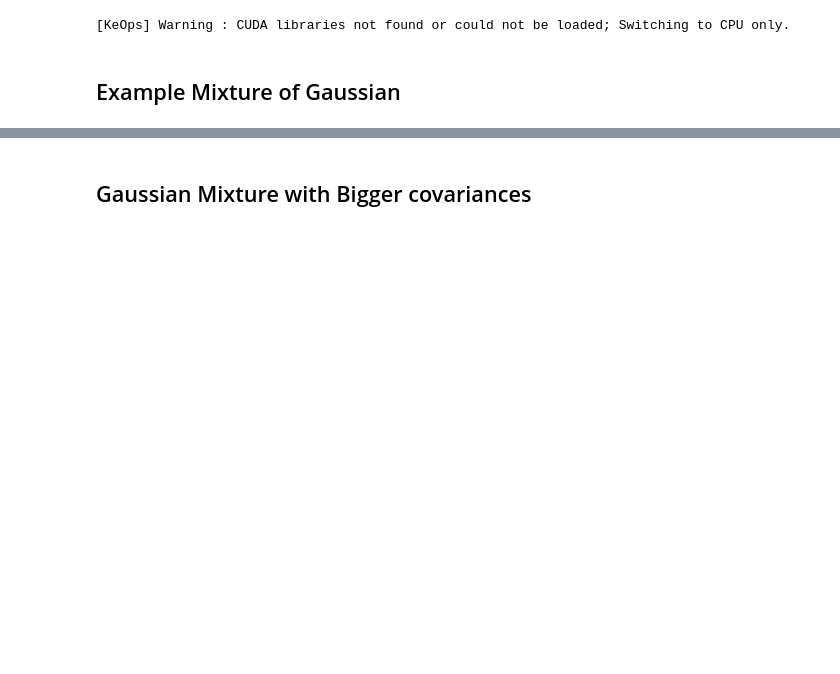
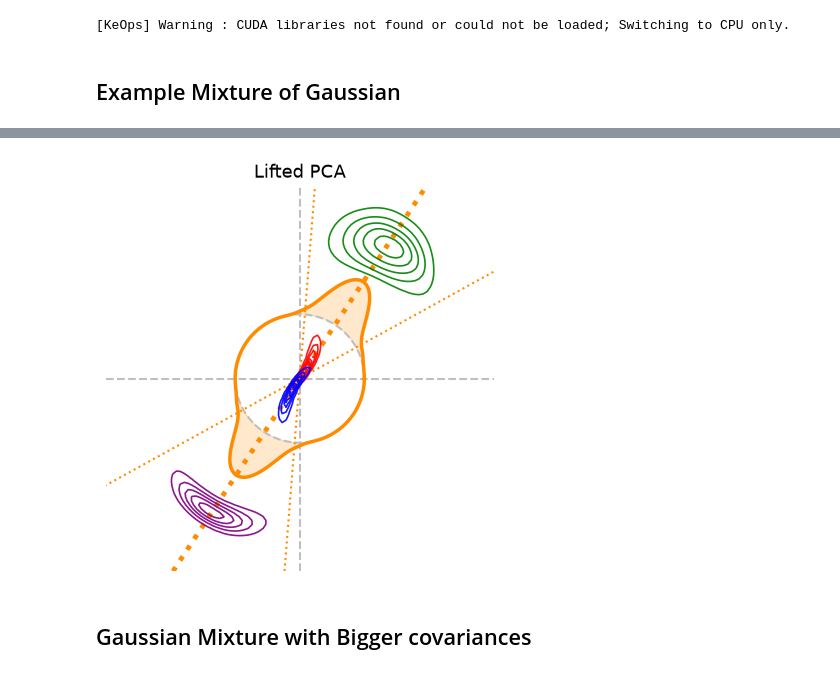
Before and after one commit to clbonet/Lifting_PCA_Wasserstein_Space, a Jupyter notebook: xp_2d.ipynb, the cells around one changed output, grey strips where cells are left out. Saved outputs shown, nothing was run; the diff lists cells and outputs as text; code cells hidden in the pictures; blank space fills up the shorter version.

```diff
--- a/xp_2d.ipynb
+++ b/xp_2d.ipynb
@@ -64,5 +64,15 @@ INFO:2026-09-18 11:02:01,325:jax._src.xla_bridge:812: Unable to initialize backe
 INFO: Unable to initialize backend 'tpu': INTERNAL: Failed to open libtpu.so: libtpu.so: cannot open shared object file: No such file or directory
 [figure]
+# %%
+fig, ax = plt.subplots(1, 1, figsize=(5, 5))
+
+
+get_plot_lifted_pca(samples, ax=ax, n_samples=50, xmin=-3, xmax=3, ymin=-3, ymax=3, colors=colors,
+                    value_barycenter=False, plot_samples=False, plot_kde_projs=True)
+
+plt.show()
+# %% [output]
+[figure, added]
 # %% [markdown]
 ## Gaussian Mixture with Bigger covariances
 # %%
```
Also changed, not shown: parts of 11 cells of this notebook, 4 other files.
